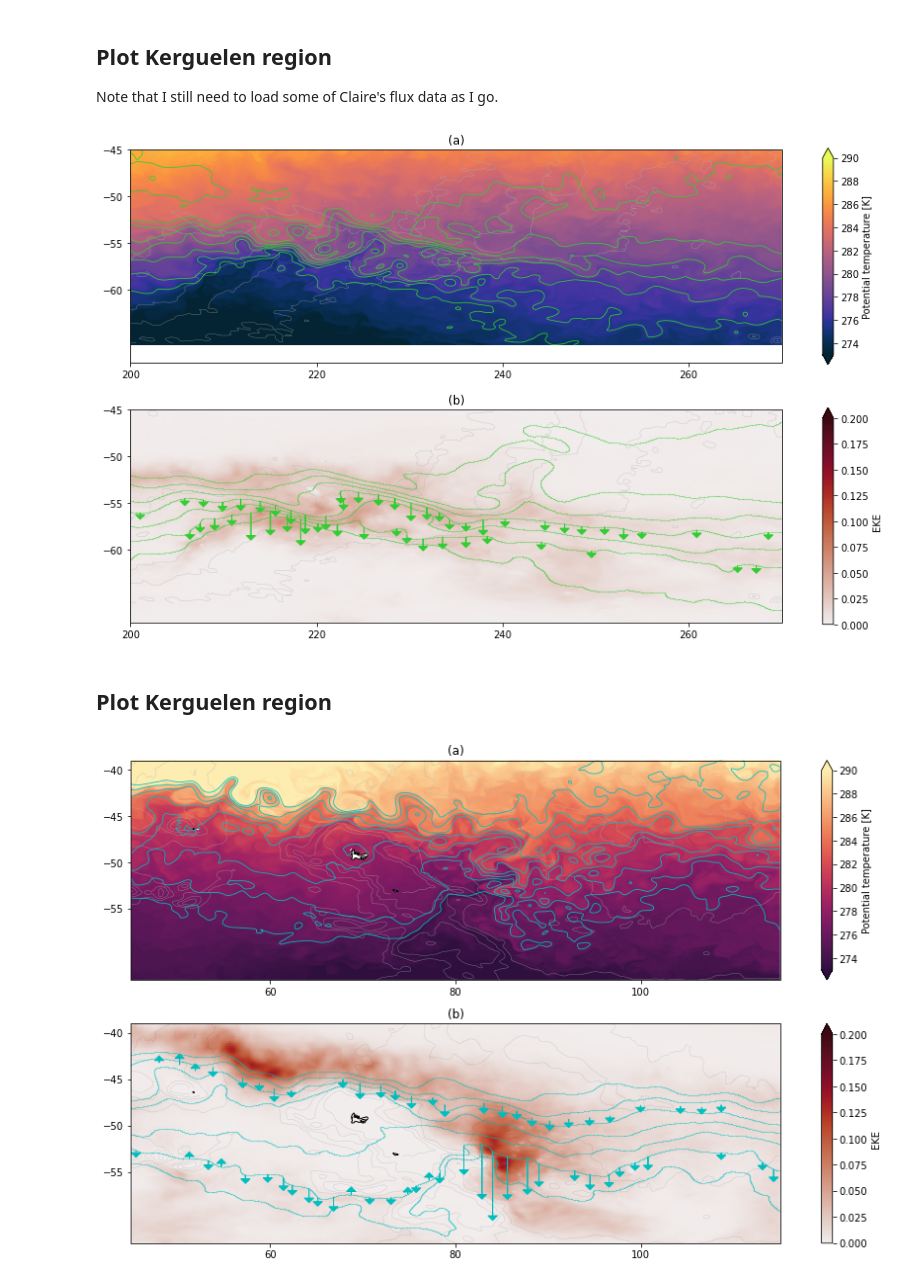
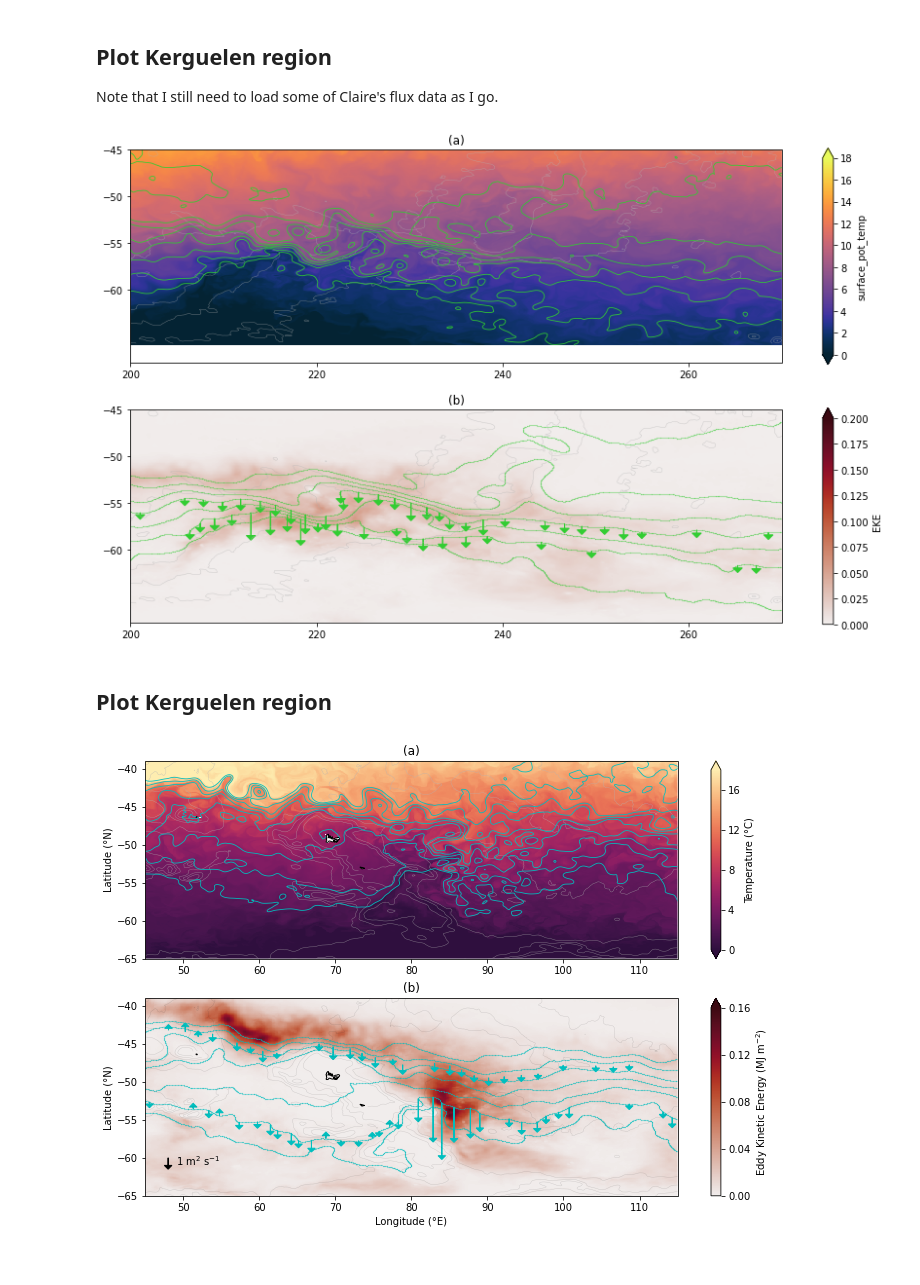
Before and after one commit to edoddridge/SO-RoG-plots, a Jupyter notebook: EddiesFrontsJetsFigure.ipynb, the cells around one changed output. Cells and saved outputs as stored; diff of their text form; code cells hidden in the pictures.

Commit message:
Edits to Kerguelen Figure after first draft comments

```diff
--- a/EddiesFrontsJetsFigure.ipynb
+++ b/EddiesFrontsJetsFigure.ipynb
@@ -97,7 +97,7 @@ fig  = plt.figure(1, figsize = (15,9))
 ax1 = plt.subplot(2,1,1,projection=ccrs.PlateCarree(central_longitude=235))
 ax1.coastlines(resolution='50m')
 ax1.set_extent([200, 270, -64, -45])
-SST_snapshot.plot(ax=ax1,vmin=273,vmax=290,cmap = cm.cm.thermal,transform=ccrs.PlateCarree())
+(SST_snapshot-273.16).plot(ax=ax1,vmin=0,vmax=18,cmap = cm.cm.thermal,transform=ccrs.PlateCarree())
 ht.plot.contour(ax=ax1,levels=[1000,2000,3000,4000],colors=[0.7],linewidths=0.4,transform=ccrs.PlateCarree())
 SSH_snapshot.plot.contour(ax=ax1,levels=[-1.3,-1.1,-0.9,-0.7,-0.5,-0.3,-0.1,0.1],colors="limegreen",linestyles='-',linewidths=0.8,transform=ccrs.PlateCarree())
 ax1.set_xticks([200, 220, 240,260], crs=ccrs.PlateCarree())
@@ -152,34 +152,37 @@ for i in np.arange(10,len(lon_along_contour),25):
 
 plt.savefig('temp.png',dpi=300)
 # %% [output]
-[figure, old version]
+[figure, new version]
 # %% [markdown]
 ## Plot Kerguelen region
 # %%
-fig  = plt.figure(1, figsize = (15,9))
+fig  = plt.figure(1, figsize = (12,8))
 ax1 = plt.subplot(2,1,1,projection=ccrs.PlateCarree(central_longitude=80))
 ax1.coastlines(resolution='50m')
 ax1.set_extent([45, 115, -58, -39])
-SST_snapshot.plot(ax=ax1,vmin=273,vmax=290,cmap = cm.cm.matter_r,transform=ccrs.PlateCarree())
+(SST_snapshot-273.16).plot(ax=ax1,vmin=0,vmax=18,cmap = cm.cm.matter_r,cbar_kwargs={'label': 'Temperature (°C)','ticks': [0,4,8,12,16]},transform=ccrs.PlateCarree())
 ht.plot.contour(ax=ax1,levels=[1000,2000,3000,4000],colors=[0.7],linewidths=0.4,transform=ccrs.PlateCarree())
 SSH_snapshot.plot.contour(ax=ax1,levels=[-1.3,-1.1,-0.9,-0.7,-0.5,-0.3,-0.1,0.1],colors='c',linestyles='-',linewidths=0.8,transform=ccrs.PlateCarree())
-ax1.set_xticks([60, 80, 100], crs=ccrs.PlateCarree())
-ax1.set_xticklabels([60, 80, 100])
+ax1.set_xticks([50, 60, 70, 80, 90, 100, 110], crs=ccrs.PlateCarree())
+ax1.set_xticklabels([50, 60, 70, 80, 90, 100, 110])
 ax1.xaxis.label.set_visible(False)
-ax1.set_yticks([-55, -50, -45,-40], crs=ccrs.PlateCarree())
-ax1.yaxis.label.set_visible(False)
+ax1.set_yticks([-65, -60, -55, -50, -45,-40], crs=ccrs.PlateCarree())
+#ax1.yaxis.label.set_visible(False)
+ax1.set_ylabel('Latitude (°N)')
 ax1.set_title('(a)')
 
 ax2 = plt.subplot(2,1,2,projection=ccrs.PlateCarree(central_longitude=80))
 ax2.coastlines(resolution='50m')
 ax2.set_extent([45, 115, -58, -39])
-EKE.plot(ax=ax2,cmap=cm.cm.amp,vmax=0.2,transform=ccrs.PlateCarree())
+EKE.plot(ax=ax2,cmap=cm.cm.amp,vmax=0.16,cbar_kwargs={'label': 'Eddy Kinetic Energy (MJ m$^{-2}$)','ticks': [0,0.04, 0.08, 0.12, 0.16]},transform=ccrs.PlateCarree())
 ht.plot.contour(ax=ax2,levels=[1000,2000,3000,4000],colors=[0.2],linewidths=0.4,transform=ccrs.PlateCarree())
-ax2.set_xticks([60, 80, 100], crs=ccrs.PlateCarree())
-ax2.set_xticklabels([60, 80, 100])
-ax2.xaxis.label.set_visible(False)
-ax2.set_yticks([-55, -50, -45,-40], crs=ccrs.PlateCarree())
-ax2.yaxis.label.set_visible(False)
+ax2.set_xticks([50, 60, 70, 80, 90, 100, 110], crs=ccrs.PlateCarree())
+ax2.set_xticklabels([50, 60, 70, 80, 90, 100, 110])
+#ax2.xaxis.label.set_visible(False)
+ax2.set_xlabel('Longitude (°E)')
+ax2.set_yticks([-65, -60, -55, -50, -45,-40], crs=ccrs.PlateCarree())
+ax2.set_ylabel('Latitude (°N)')
+#ax2.yaxis.label.set_visible(False)
 ax2.set_title('(b)')
 
 # plot every second contour
@@ -189,31 +192,35 @@ for j in np.arange(1,14,2):
     outfile = path+'SO_'+i+'_latlon.nc'
     lat_along_contour = xr.open_dataset(outfile).lat_along_contour
     lon_along_contour = xr.open_dataset(outfile).lon_along_contour
+    #ax1.scatter(lon_along_contour,lat_along_contour,label = str(SSH),s=0.02, color = 'c', transform=ccrs.PlateCarree())
     ax2.scatter(lon_along_contour,lat_along_contour,label = str(SSH),s=0.02, color = 'c', transform=ccrs.PlateCarree())
 
 j_contour='E'
 rhoslice = slice(1032.2,1032.5)
 lat_along_contour = xr.open_dataset(path+'SO_'+j_contour+'_latlon'+'.nc').lat_along_contour
 lon_along_contour = xr.open_dataset(path+'SO_'+j_contour+'_latlon'+'.nc').lon_along_contour
 segment_length = xr.open_dataset(path+'SO_'+j_contour+'_segment_length'+'.nc').segment_length
 vh_eddy = xr.open_dataset(path+'vh_eddy_SO_'+j_contour+'.nc').vh_eddy.sel(isopycnal_bins=rhoslice).sum('isopycnal_bins').rolling(contour_index=10,center=True).mean()/segment_length
 for i in np.arange(10,len(lon_along_contour),25):
     if np.abs(vh_eddy[i]) >0.2:
         ax2.arrow(lon_along_contour[i],lat_along_contour[i],vh_eddy[i]*0,vh_eddy[i],head_length = 0.5,head_width = 1,length_includes_head=False, color = 'c',transform=ccrs.PlateCarree())#, head_length = 0.1,length_includes_head=True)
 
 
 # This is the -1.2m contour
 j_contour='L'
 rhoslice = slice(1032.2,1032.5)
 lat_along_contour = xr.open_dataset(path+'SO_'+j_contour+'_latlon'+'.nc').lat_along_contour
 lon_along_contour = xr.open_dataset(path+'SO_'+j_contour+'_latlon'+'.nc').lon_along_contour
 segment_length = xr.open_dataset(path+'SO_'+j_contour+'_segment_length'+'.nc').segment_length
 vh_eddy = xr.open_dataset(path+'vh_eddy_SO_'+j_contour+'.nc').vh_eddy.sel(isopycnal_bins=rhoslice).sum('isopycnal_bins').rolling(contour_index=10,center=True).mean()/segment_length
 for i in np.arange(10,len(lon_along_contour),25):
     if np.abs(vh_eddy[i]) >0.2:
         ax2.arrow(lon_along_contour[i],lat_along_contour[i],vh_eddy[i]*0,vh_eddy[i],head_length = 0.5,head_width = 1,length_includes_head=False, color = 'c',transform=ccrs.PlateCarree())#, head_length = 0.1,length_includes_head=True)
 
+# Scale arrow
+ax2.arrow(48,-60,0,-1,head_length = 0.5,head_width = 1,length_includes_head=False, color = 'k',transform=ccrs.PlateCarree())#, head_length = 0.1,length_includes_head=True)
+ax2.text(-31,-61,'1 m$^2$ s$^{-1}$')
 
 plt.savefig('x77/SO-RoG-plots/KerguelenFluxes.png',dpi=300)
 # %% [output]
-[figure, old version]
+[figure, new version]
```
Also changed, not shown: parts of 2 cells of this notebook.
